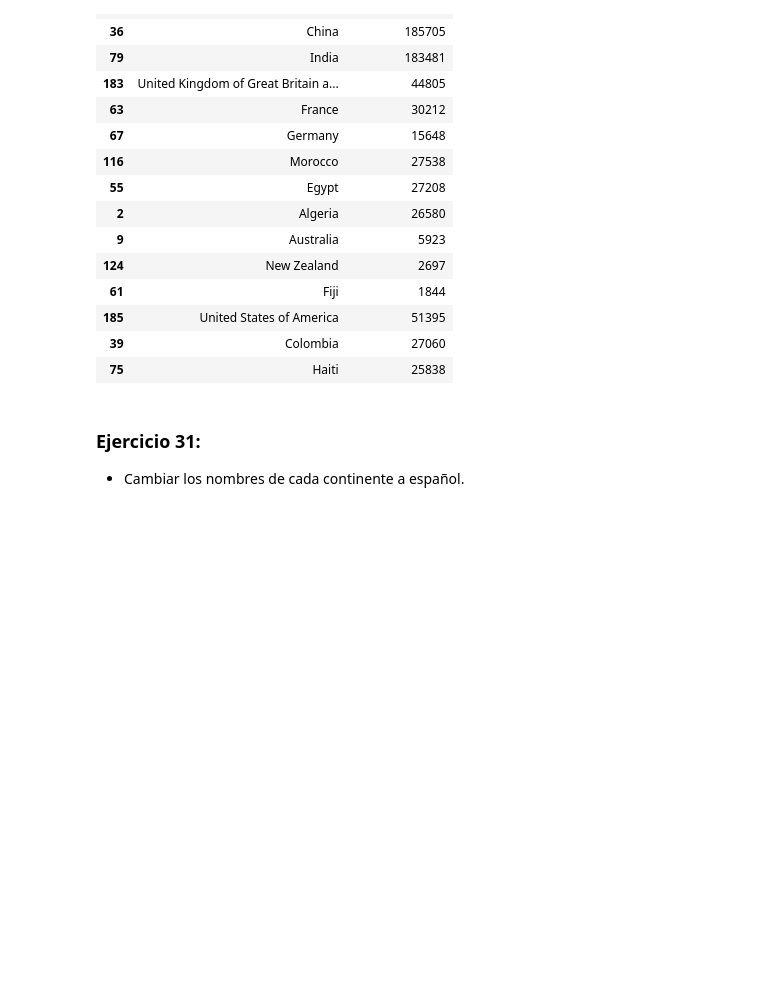
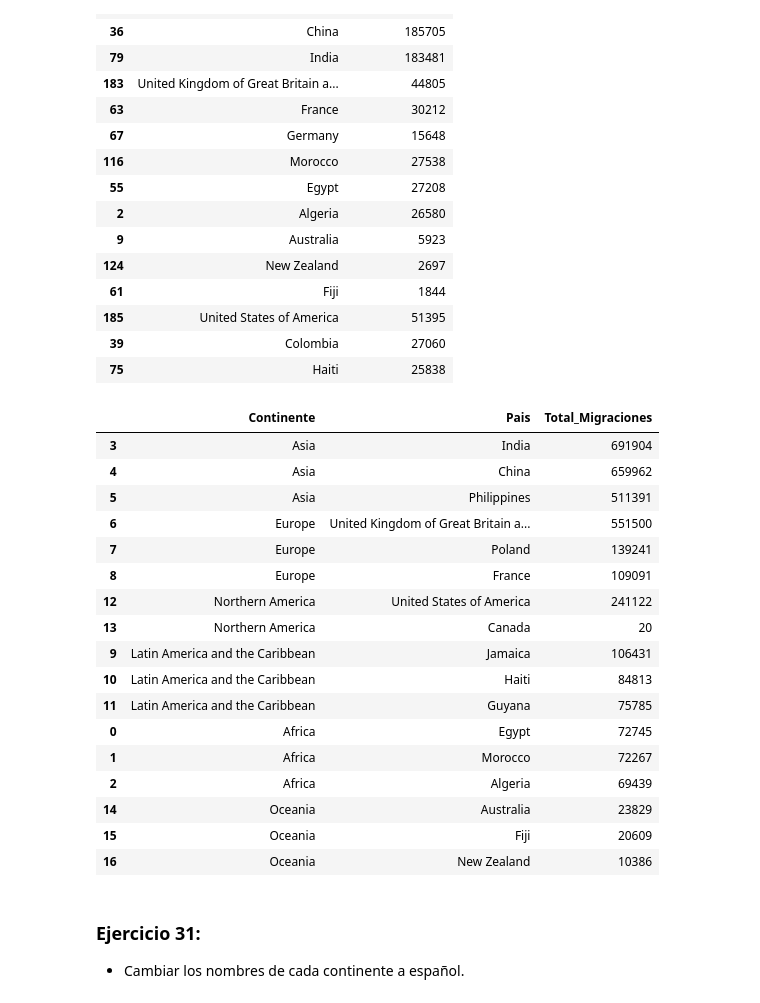
Before and after one commit to Panchi-db/Panchi_db_ejercicios_Bootcamp_Data_Science, a Jupyter notebook: Modulo 3/03.pandas_1_canada_csv.ipynb, the cells around one changed output. Saved outputs shown, nothing was run; the diff lists cells and outputs as text; code cells hidden in the pictures; blank space fills up the shorter version.

```diff
--- a/Modulo 3/03.pandas_1_canada_csv.ipynb
+++ b/Modulo 3/03.pandas_1_canada_csv.ipynb
@@ -799,0 +831,15 @@ df_max_migraciones
+# %%
+
+
+# Crear una columna con el total de migraciones sumando los años disponibles
+df['Total_Migraciones'] = df[range(1980, 2014)].sum(axis=1)
+
+# Encontrar el país con más migraciones por continente
+df_max_migracion_paises = df.loc[df.groupby('Continente')['Total_Migraciones'].idxmax(), ['Continente', 'Pais', 'Total_Migraciones']]
+
+# Ordenar el resultado por el total de migraciones de forma descendente
+df_max_migracion_paises = df_max_migracion_paises.sort_values('Total_Migraciones', ascending=False).reset_index(drop=True)
+
+
+# Mostrar el DataFrame
+print(df_max_migracion_paises)
@@ -836,6 +898,40 @@ df_max_migraciones
 | 185 | United States of America | 51395 |
 | 39 | Colombia | 27060 |
 | 75 | Haiti | 25838 |
+# %%
+
+df['Total_Migraciones'] = df[range(1980, 2014)].sum(axis=1)
+
+df_max_paises_continente = df.loc[df.groupby('Continente')['Total_Migraciones'].idxmax(), ['Continente', 'Total_Migraciones']]
+continentes_ordenados = df_max_paises_continente.sort_values(by='Total_Migraciones', ascending=False)['Continente']
+df_sorted = df.sort_values(by=['Continente', 'Total_Migraciones'], ascending=[True, False])
+df_top3_paises = df_sorted.groupby('Continente').head(3).reset_index(drop=True)
+
+df_top3_paises['Continente'] = pd.Categorical(df_top3_paises['Continente'], categories=continentes_ordenados, ordered=True)
+df_top3_paises = df_top3_paises.sort_values(by=['Continente', 'Total_Migraciones'], ascending=[True, False])
+
+df_top3_paises = df_top3_paises[['Continente', 'Pais', 'Total_Migraciones']]
+
+df_top3_paises
+# %% [output]
+|  | Continente | Pais | Total_Migraciones |
+| 3 | Asia | India | 691904 |
+| 4 | Asia | China | 659962 |
+| 5 | Asia | Philippines | 511391 |
+| 6 | Europe | United Kingdom of Great Britain a... | 551500 |
+| 7 | Europe | Poland | 139241 |
+| 8 | Europe | France | 109091 |
+| 12 | Northern America | United States of America | 241122 |
+| 13 | Northern America | Canada | 20 |
+| 9 | Latin America and the Caribbean | Jamaica | 106431 |
+| 10 | Latin America and the Caribbean | Haiti | 84813 |
+| 11 | Latin America and the Caribbean | Guyana | 75785 |
+| 0 | Africa | Egypt | 72745 |
+| 1 | Africa | Morocco | 72267 |
+| 2 | Africa | Algeria | 69439 |
+| 14 | Oceania | Australia | 23829 |
+| 15 | Oceania | Fiji | 20609 |
+| 16 | Oceania | New Zealand | 10386 |
 # %% [markdown]
 ### Ejercicio 31:
 - Cambiar los nombres de cada continente a español.
```
Also changed, not shown: parts of 13 cells of this notebook.
